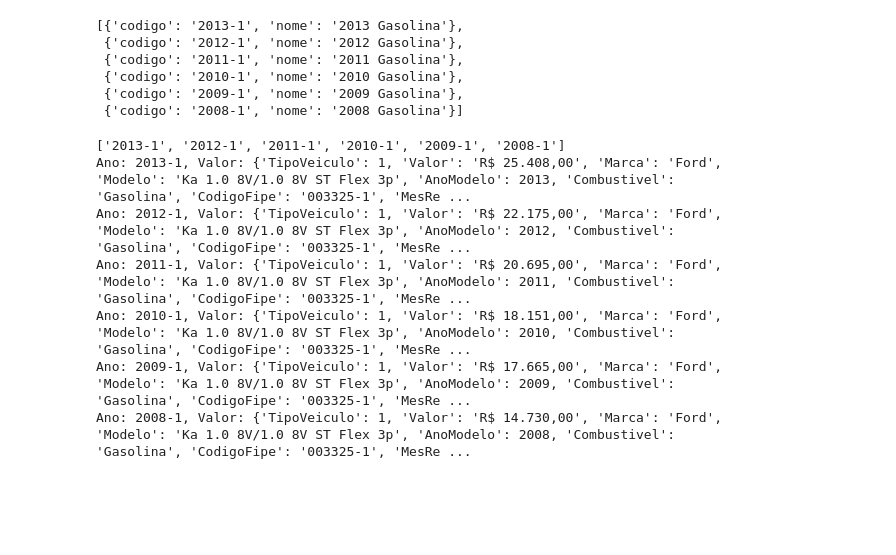
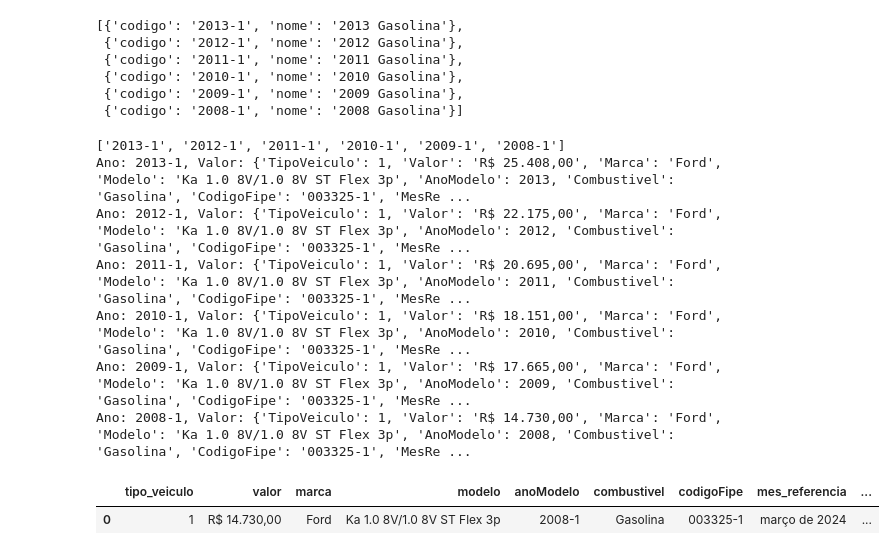
Before and after one commit to RafaellSanchez/api-geral, a Jupyter notebook: CAR/codigo/teste_api.ipynb, the cells around one changed output. Cells and saved outputs as stored; diff of their text form; code cells hidden in the pictures; blank space fills up the shorter version.

```diff
--- a/CAR/codigo/teste_api.ipynb
+++ b/CAR/codigo/teste_api.ipynb
@@ -401,32 +401,64 @@ import pandas as pd
 
 url_ano = 'https://parallelum.com.br/fipe/api/v1/carros/marcas/22/modelos/4514/anos'
 response = requests.get(url_ano)
 dados = response.json()
 
 lista_ano = []
 
 for resultado in dados:
-    ano = resultado['codigo']
+    anos = resultado['codigo']
     # print(ano)
 
     lista_ano.append({
-        'ano':ano
+        'ano':anos
     })
 valores = [item['ano'] for item in lista_ano]
 print(valores)
 
 
 # Itera sobre cada ano, fazendo solicitações individuais para obter os valores
 for ano in valores:
     url_vlr = f'https://parallelum.com.br/fipe/api/v1/carros/marcas/22/modelos/4514/anos/{ano}'
     response = requests.get(url_vlr)
     ano_valor = response.json()
     print(f"Ano: {ano}, Valor: {ano_valor}")
+
+    lista_ano_valor = []
+
+    if response.status_code == 200:
+        tipo = ano_valor['TipoVeiculo']
+        vlr = ano_valor['Valor']
+        marc = ano_valor['Marca']
+        mod = ano_valor['Modelo']
+        anMod = ano_valor['AnoModelo']
+        comb = ano_valor['Combustivel']
+        codf = ano_valor['CodigoFipe']
+        mRef = ano_valor['MesReferencia']
+        sglaComb = ano_valor['SiglaCombustivel']
+        ano_mod = ano
+
+lista_ano_valor.append({
+    'tipo_veiculo': tipo,
+    'valor':vlr,
+    'marca':marc,
+    'modelo':mod,
+    'anoModelo':ano_mod,
+    'combustivel':comb,
+    'codigoFipe':codf,
+    'mes_referencia':mRef,
+    'sigla_combustivel':sglaComb,
+    'Ano': ano
+})
+
+df = pd.DataFrame(lista_ano_valor)
+display(df)
 # %% [output]
 ['2013-1', '2012-1', '2011-1', '2010-1', '2009-1', '2008-1']
 Ano: 2013-1, Valor: {'TipoVeiculo': 1, 'Valor': 'R$ 25.408,00', 'Marca': 'Ford', 'Modelo': 'Ka 1.0 8V/1.0 8V ST Flex 3p', 'AnoModelo': 2013, 'Combustivel': 'Gasolina', 'CodigoFipe': '003325-1', 'MesRe ...
 Ano: 2012-1, Valor: {'TipoVeiculo': 1, 'Valor': 'R$ 22.175,00', 'Marca': 'Ford', 'Modelo': 'Ka 1.0 8V/1.0 8V ST Flex 3p', 'AnoModelo': 2012, 'Combustivel': 'Gasolina', 'CodigoFipe': '003325-1', 'MesRe ...
 Ano: 2011-1, Valor: {'TipoVeiculo': 1, 'Valor': 'R$ 20.695,00', 'Marca': 'Ford', 'Modelo': 'Ka 1.0 8V/1.0 8V ST Flex 3p', 'AnoModelo': 2011, 'Combustivel': 'Gasolina', 'CodigoFipe': '003325-1', 'MesRe ...
 Ano: 2010-1, Valor: {'TipoVeiculo': 1, 'Valor': 'R$ 18.151,00', 'Marca': 'Ford', 'Modelo': 'Ka 1.0 8V/1.0 8V ST Flex 3p', 'AnoModelo': 2010, 'Combustivel': 'Gasolina', 'CodigoFipe': '003325-1', 'MesRe ...
 Ano: 2009-1, Valor: {'TipoVeiculo': 1, 'Valor': 'R$ 17.665,00', 'Marca': 'Ford', 'Modelo': 'Ka 1.0 8V/1.0 8V ST Flex 3p', 'AnoModelo': 2009, 'Combustivel': 'Gasolina', 'CodigoFipe': '003325-1', 'MesRe ...
 Ano: 2008-1, Valor: {'TipoVeiculo': 1, 'Valor': 'R$ 14.730,00', 'Marca': 'Ford', 'Modelo': 'Ka 1.0 8V/1.0 8V ST Flex 3p', 'AnoModelo': 2008, 'Combustivel': 'Gasolina', 'CodigoFipe': '003325-1', 'MesRe ...
+|  | tipo_veiculo | valor | marca | modelo | anoModelo | combustivel | codigoFipe | mes_referencia | ... |
+| 0 | 1 | R$ 14.730,00 | Ford | Ka 1.0 8V/1.0 8V ST Flex 3p | 2008-1 | Gasolina | 003325-1 | março de 2024 | ... |
```
Also changed, not shown: parts of 1 cell of this notebook.
